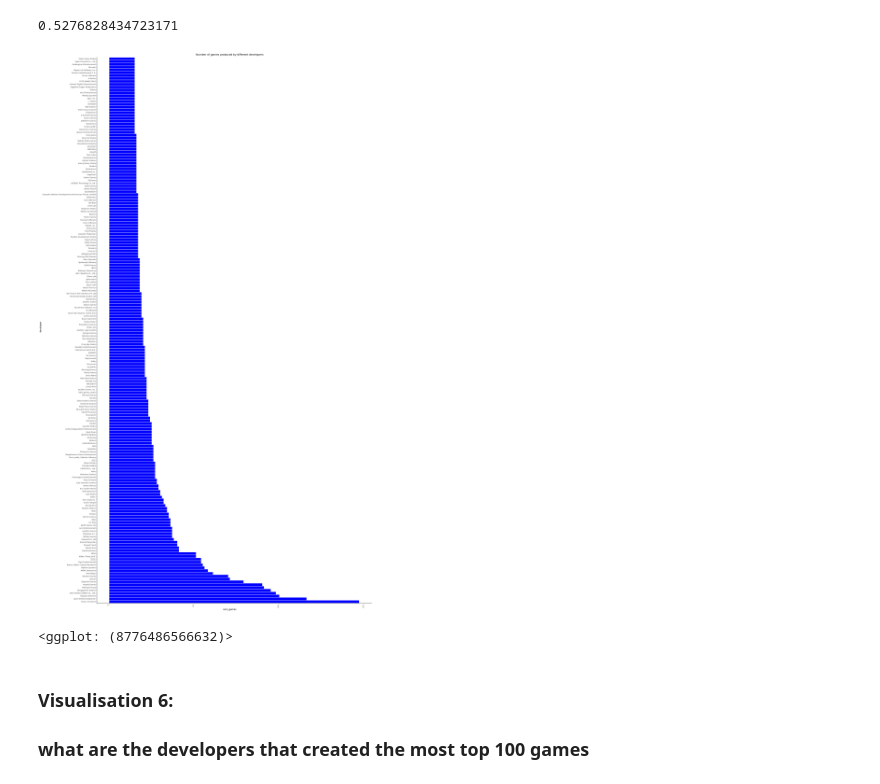
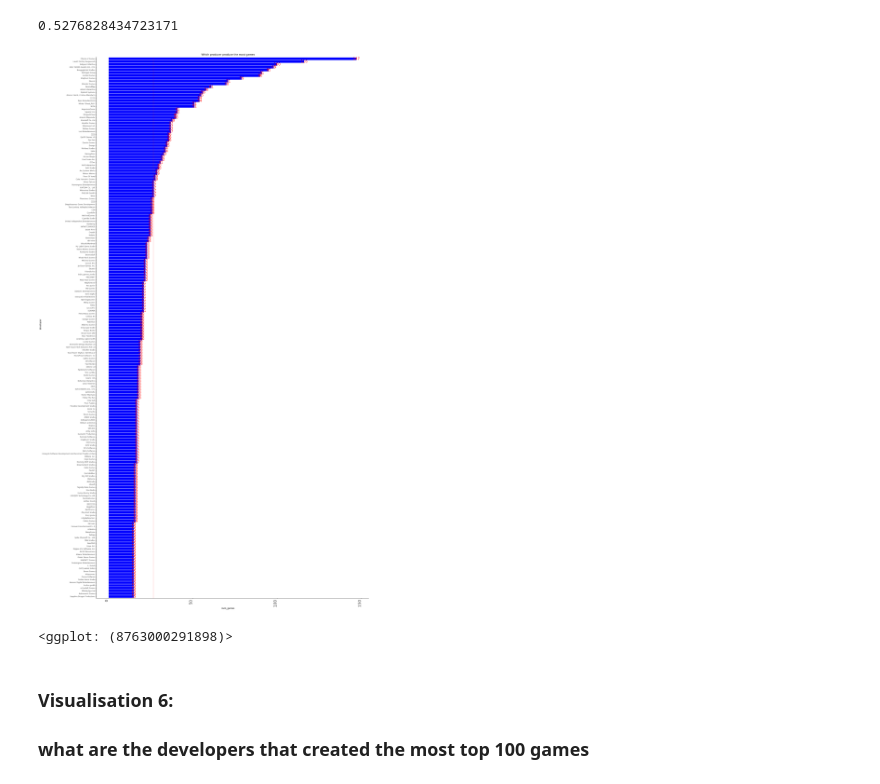
Before and after one commit to simondesh/DS105SuperStar, a Jupyter notebook: presentation/Pivoting.ipynb, the cells around one changed output. Drawn from its saved outputs; the diff is of its cells as text; code cells hidden in the pictures.

```diff
--- a/presentation/Pivoting.ipynb
+++ b/presentation/Pivoting.ipynb
@@ -269,6 +256,10 @@ g_4
 ### Visulisation 5:
 ### which developer produce the most games
 # %%
+#| echo: false
+#| label: H2/V1/table
+#| fig-cap: "Number of games produced by developers"
+
 # group the data by the developer and count the number of games
 
 groupby_columns = ['developer']
@@ -280,10 +271,10 @@ df_tmp_selected_games = (
     .groupby(groupby_columns)['appid']
     .nunique()
     .reset_index(name='num_games')
-    .sort_values(by='num_games', ascending=False)
+    .sort_values(by='num_games', ascending=True)
     .query('num_games >= 15')
 )
 
-df_tmp_selected_games
+df_tmp_selected_games.head(5)
 # %% [output]
 |  | developer | num_games |
@@ -341,19 +326,24 @@ proportion
 # %% [output]
 0.5276828434723171
 # %%
-# plot for the df_tmp_all_games and order the x axis by the number of games and make the blank space bigger
+#| echo: false
+#| label: H2/V1/plot
+#| fig-cap: "Which producer produce the most games"
 
 g_5 = ggplot(df_tmp_selected_games, aes(x='developer', y='num_games')) +\
         geom_bar(stat='identity', fill='blue') +\
-        labs(title='Number of games produced by different developers', x='developer', y='num_games') +\
+        labs(title='Which producer produce the most games', x='developer', y='num_games') +\
         theme_classic() +\
         theme(axis_text_x=element_text(angle=90, hjust=1), figure_size=(25, 50)) +\
         coord_flip() +\
-        scale_x_discrete(limits=df_tmp_selected_games['developer'].tolist())
+        scale_x_discrete(limits=df_tmp_selected_games['developer'].tolist()) +\
+        geom_text(aes(label='num_games'), size=18, color='red') +\
+        geom_hline(yintercept=26.544041, linetype='dashed', color='red') +\
+        theme(axis_text_x=element_text(size=20))
 g_5
 # %% [output]
-[figure, old version]
+[figure, new version]
-<ggplot: (8776486566632)>
+<ggplot: (8763000291898)>
 # %% [markdown]
 ### Visualisation 6:
 ### what are the developers that created the most top 100 games
```
Also changed, not shown: parts of 23 cells of this notebook, 24 other files.
